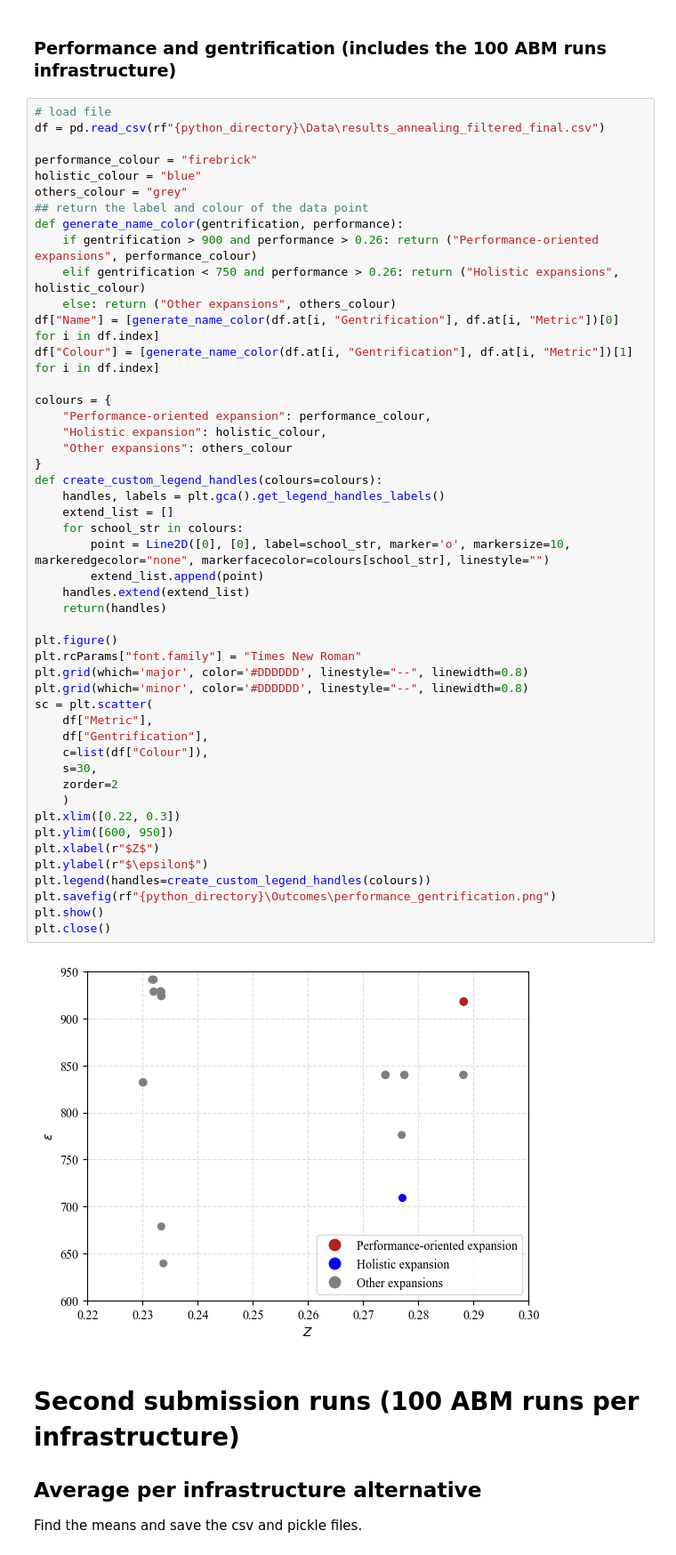
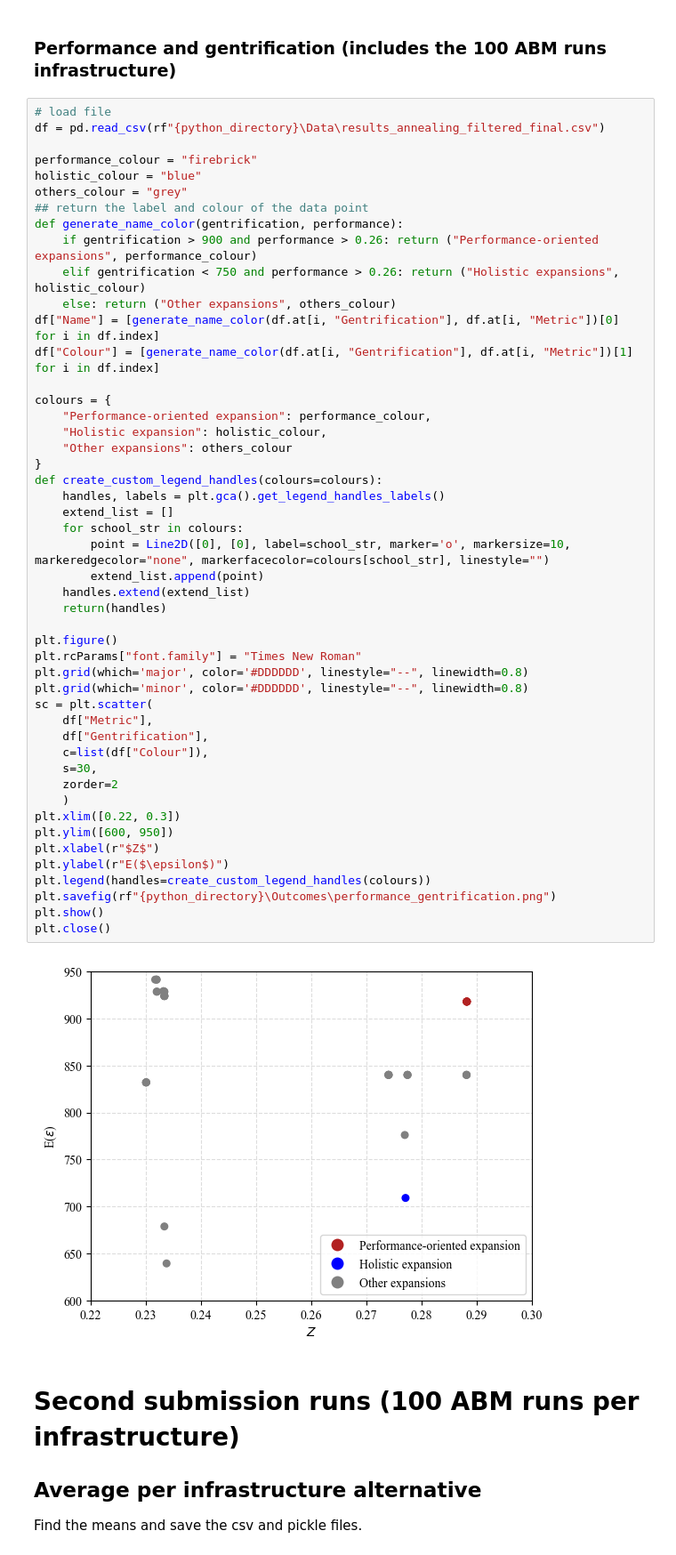
Before and after one commit to YahyaGamal/Communications_paper_graphs, a Jupyter notebook: ABM_analysis.ipynb, the cells around one changed output. Shown at 89% size. Cells and saved outputs as stored; diff of their text form.

Commit message:
updated graphs and notebook

```diff
--- a/ABM_analysis.ipynb
+++ b/ABM_analysis.ipynb
@@ -106,35 +106,35 @@ colours = {
     "Other expansions": others_colour
 }
 def create_custom_legend_handles(colours=colours):
     handles, labels = plt.gca().get_legend_handles_labels()
     extend_list = []
     for school_str in colours:
         point = Line2D([0], [0], label=school_str, marker='o', markersize=10, markeredgecolor="none", markerfacecolor=colours[school_str], linestyle="")
         extend_list.append(point)
     handles.extend(extend_list)
     return(handles)
 
 plt.figure()
 plt.rcParams["font.family"] = "Times New Roman"
 plt.grid(which='major', color='#DDDDDD', linestyle="--", linewidth=0.8)
 plt.grid(which='minor', color='#DDDDDD', linestyle="--", linewidth=0.8)
 sc = plt.scatter(
     df["Metric"],
     df["Gentrification"],
     c=list(df["Colour"]),
     s=30,
     zorder=2
     )
 plt.xlim([0.22, 0.3])
 plt.ylim([600, 950])
 plt.xlabel(r"$Z$")
-plt.ylabel(r"$\epsilon$")
+plt.ylabel(r"E($\epsilon$)")
 plt.legend(handles=create_custom_legend_handles(colours))
 plt.savefig(rf"{python_directory}\Outcomes\performance_gentrification.png")
 plt.show()
 plt.close()
 # %% [output]
-[figure, old version]
+[figure, new version]
 # %% [markdown]
 # Second submission runs (100 ABM runs per infrastructure)
 ## Average per infrastructure alternative
```
Also changed, not shown: parts of 2 cells of this notebook, 3 other files.
